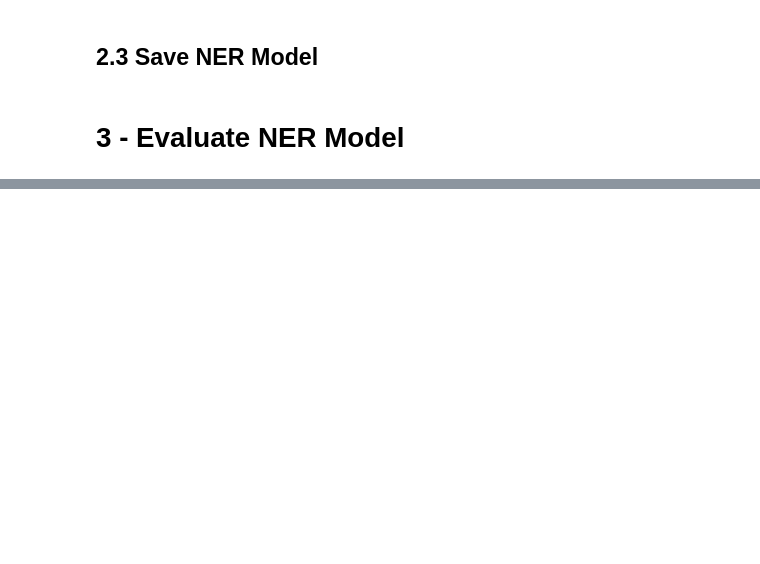
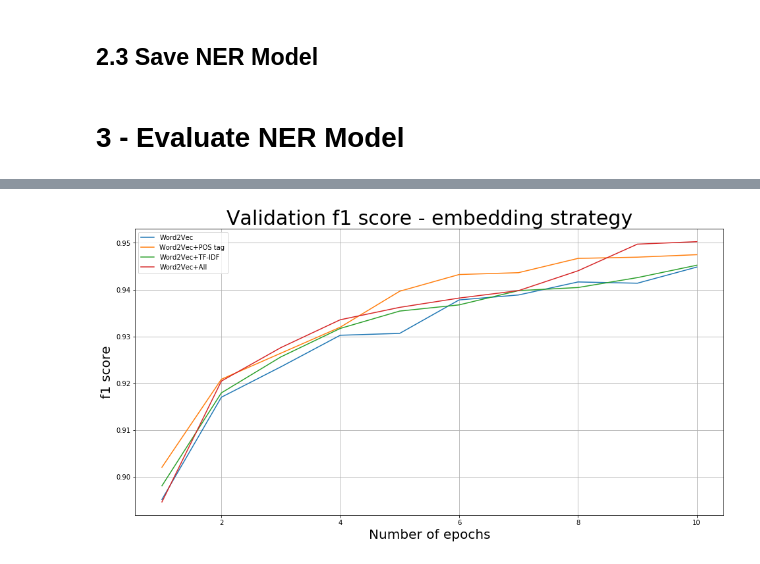
Before and after one commit to 7stitch7/NLP-project, a Jupyter notebook: Assignment2_submit.ipynb, the cells around one changed output, grey strips where cells are left out. Cells and saved outputs as stored; diff of their text form; code cells hidden in the pictures; blank space fills up the shorter version.

```diff
--- a/Assignment2_submit.ipynb
+++ b/Assignment2_submit.ipynb
@@ -1089,0 +1685,18 @@ for config in model_structure_configs:
+# %%
+plt.figure(figsize=(16, 8))
+x=number_of_epoches= np.arange(1,11,1)
+
+plt.plot(x, model_configs[0]['f1 score'], label='Word2Vec')
+plt.plot(x, model_configs[1]['f1 score'], label='Word2Vec+POS tag')
+plt.plot(x, model_configs[2]['f1 score'], label='Word2Vec+TF-IDF')
+plt.plot(x, model_configs[3]['f1 score'], label='Word2Vec+All')
+
+plt.title('Validation f1 score - embedding strategy',size=30)
+plt.xlabel('Number of epochs',size=20)
+plt.ylabel('f1 score',size=20)
+plt.legend(loc='best')
+plt.grid()
+plt.savefig('model_level.jpeg')
+plt.show()
+# %% [output]
+[figure, added]
```
Also changed, not shown: parts of 47 cells of this notebook, 7 other files.
